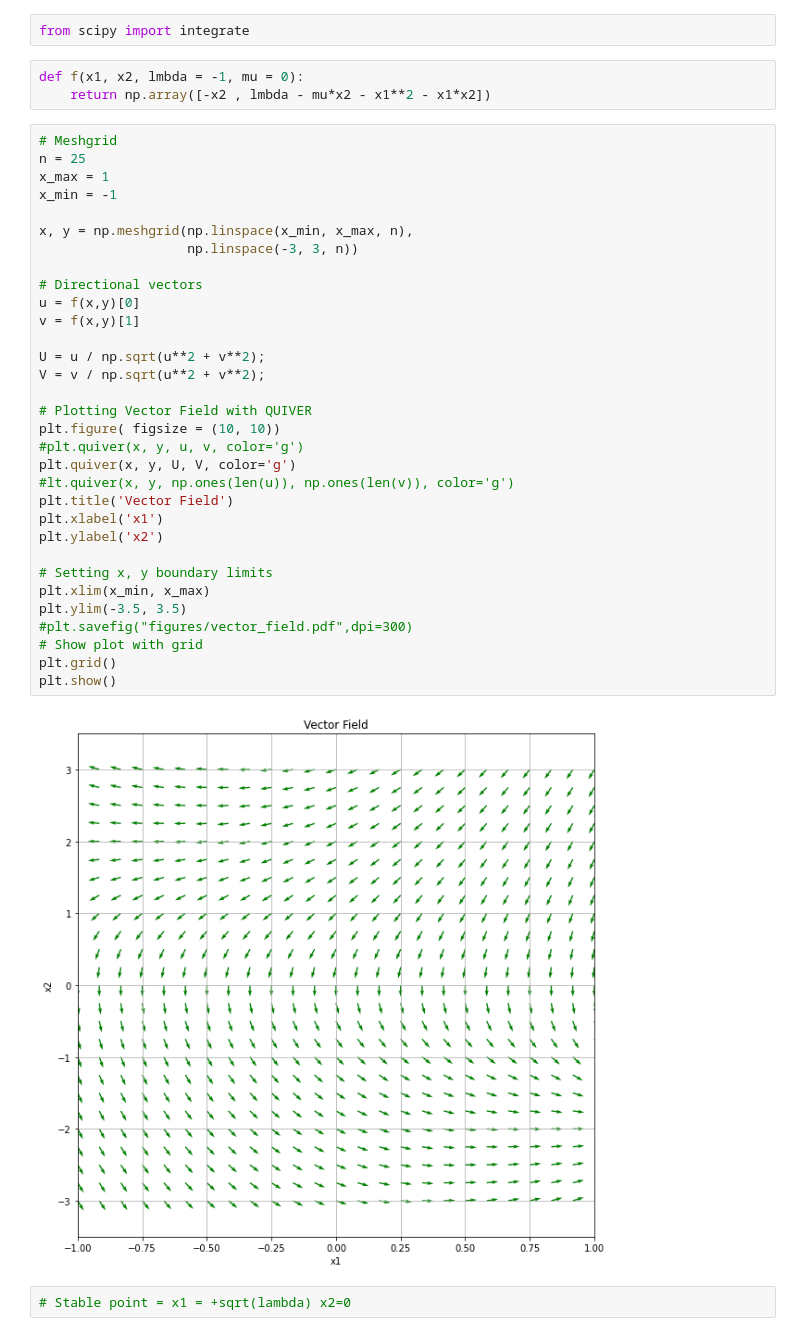
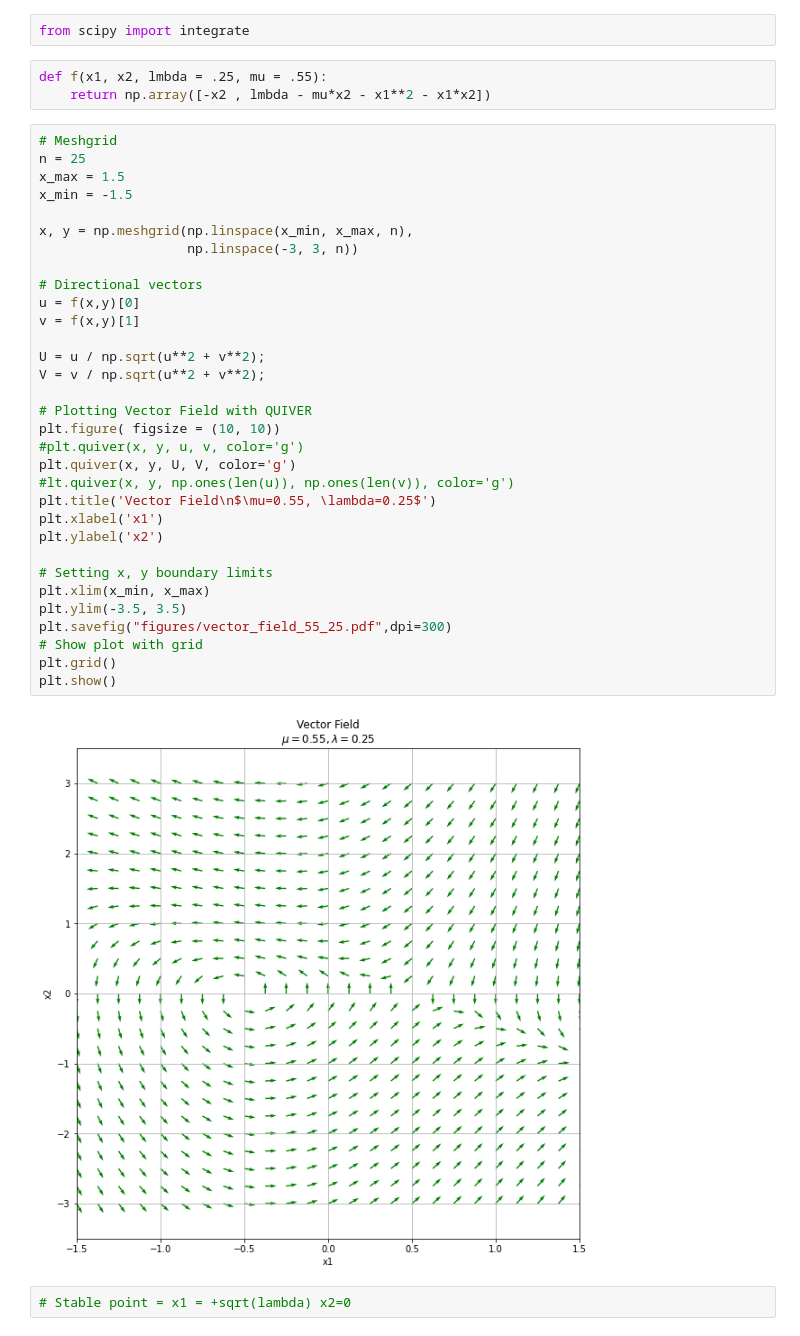
Before and after one commit to SByeUva/complex-economic-dynamics, a Jupyter notebook: hw_01.ipynb, the cells around one changed output. Drawn from its saved outputs; the diff is of its cells as text.

```diff
--- a/hw_01.ipynb
+++ b/hw_01.ipynb
@@ -168,42 +122,42 @@ df.to_latex()
 # %%
 from scipy import integrate
 # %%
-def f(x1, x2, lmbda = -1, mu = 0):
+def f(x1, x2, lmbda = .25, mu = .55):
     return np.array([-x2 , lmbda - mu*x2 - x1**2 - x1*x2])
 # %%
 # Meshgrid
 n = 25
-x_max = 1
-x_min = -1
+x_max = 1.5
+x_min = -1.5
 
 x, y = np.meshgrid(np.linspace(x_min, x_max, n),
                    np.linspace(-3, 3, n))
 
 # Directional vectors
 u = f(x,y)[0]
 v = f(x,y)[1]
 
 U = u / np.sqrt(u**2 + v**2);
 V = v / np.sqrt(u**2 + v**2);
 
 # Plotting Vector Field with QUIVER
 plt.figure( figsize = (10, 10))
 #plt.quiver(x, y, u, v, color='g')
 plt.quiver(x, y, U, V, color='g')
 #lt.quiver(x, y, np.ones(len(u)), np.ones(len(v)), color='g')
-plt.title('Vector Field')
+plt.title('Vector Field\n$\mu=0.55, \lambda=0.25$')
 plt.xlabel('x1')
 plt.ylabel('x2')
 
 # Setting x, y boundary limits
 plt.xlim(x_min, x_max)
 plt.ylim(-3.5, 3.5)
-#plt.savefig("figures/vector_field.pdf",dpi=300)
+plt.savefig("figures/vector_field_55_25.pdf",dpi=300)
 # Show plot with grid
 plt.grid()
 plt.show()
 # %% [output]
-[figure, old version]
+[figure, new version]
 # %%
 # Stable point = x1 = +sqrt(lambda) x2=0
 # %%
```
Also changed, not shown: parts of 46 cells of this notebook, 4 other files.
